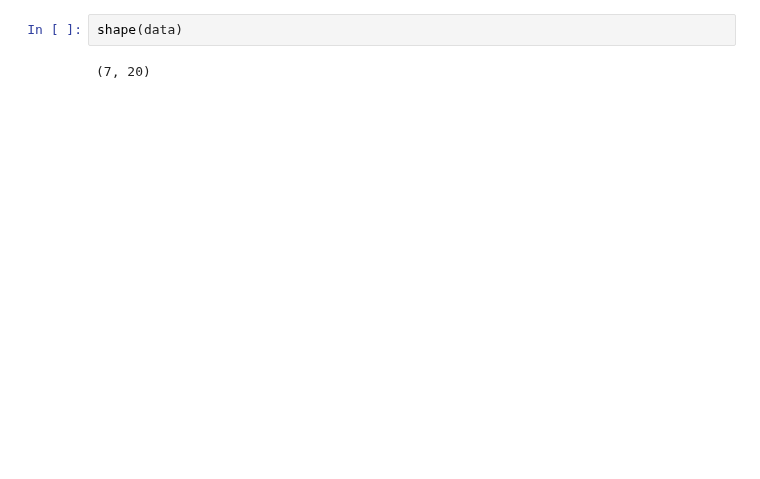
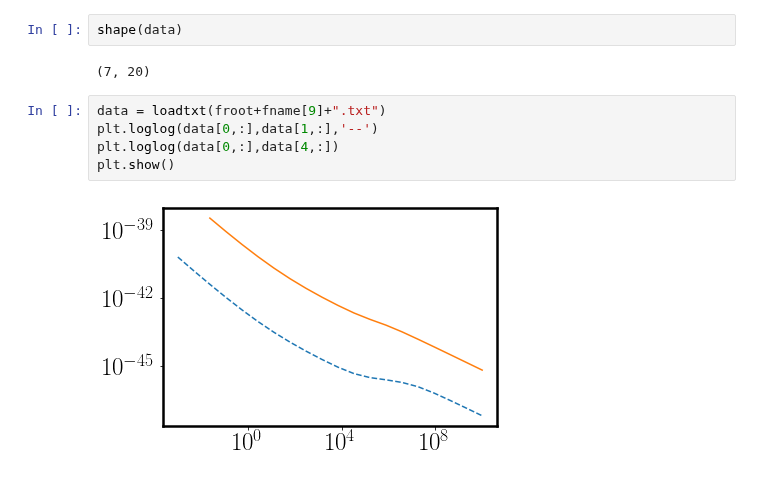
Before and after one commit to cajohare/CYGNUS, a Jupyter notebook: python/Plot_ExposureLimits.ipynb, the cells around one changed output. Drawn from its saved outputs; the diff is of its cells as text; blank space fills up the shorter version.

```diff
--- a/python/Plot_ExposureLimits.ipynb
+++ b/python/Plot_ExposureLimits.ipynb
@@ -109,3 +109,10 @@ fig.savefig('../plots/CYGNUS-Exposure-'+target+'.pdf',bbox_inches='tight')
 shape(data)
 # %% [output]
 (7, 20)
+# %%
+data = loadtxt(froot+fname[9]+".txt")
+plt.loglog(data[0,:],data[1,:],'--')
+plt.loglog(data[0,:],data[4,:])
+plt.show()
+# %% [output]
+[figure, added]
```
Also changed, not shown: parts of 5 cells of this notebook, 27 other files.
